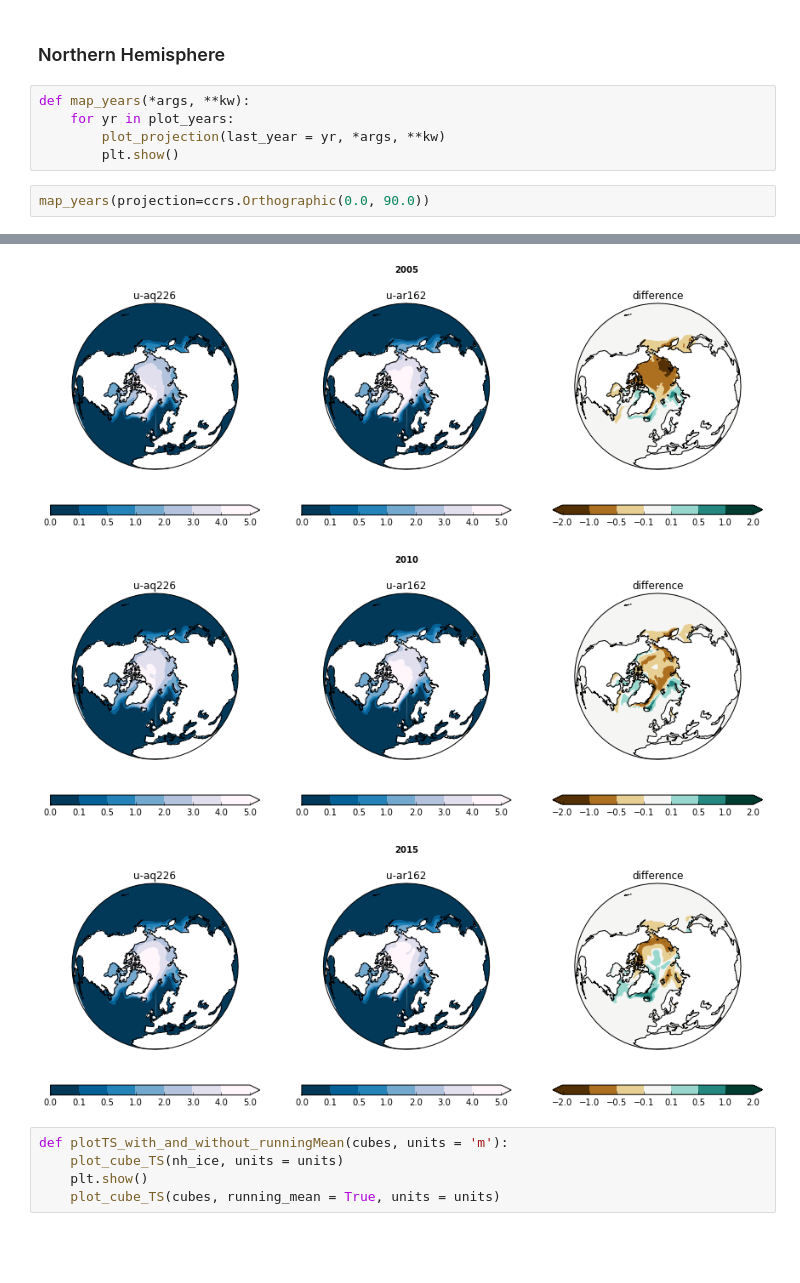
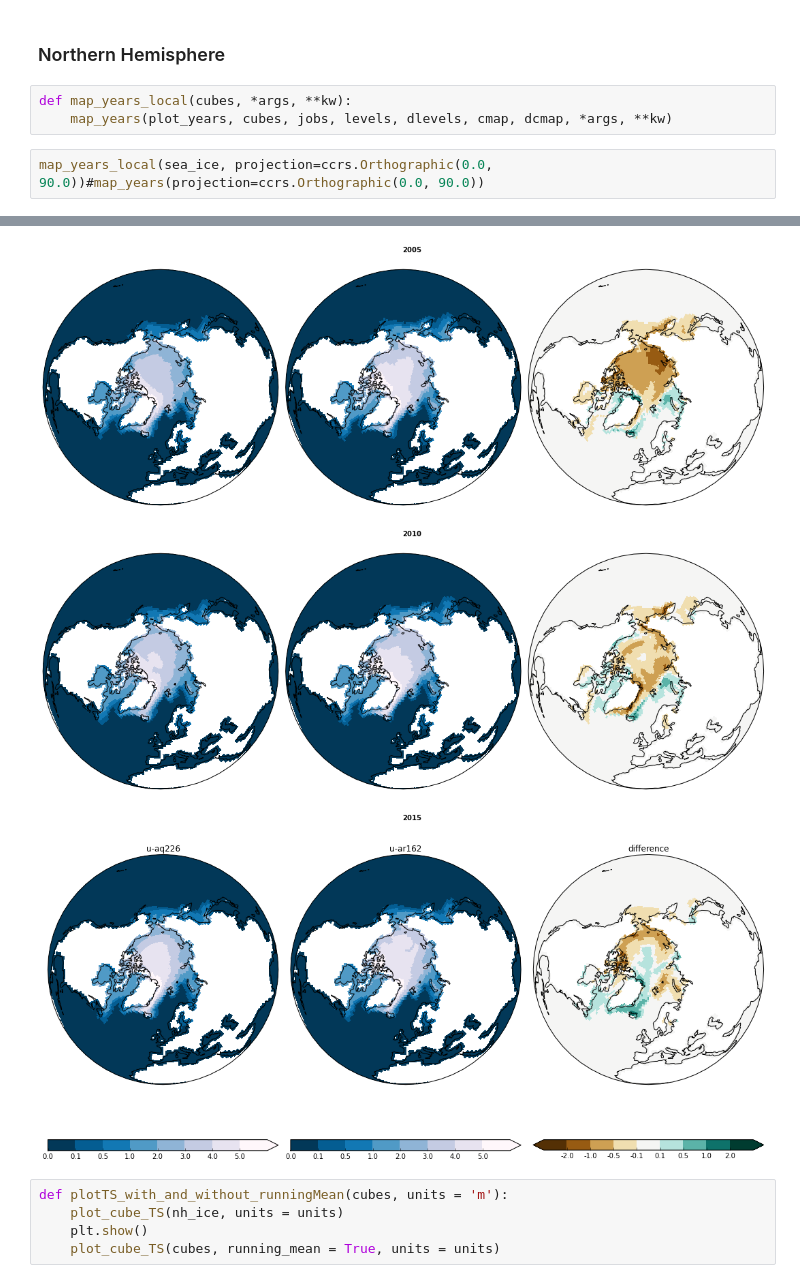
Before and after one commit to douglask3/albedo_teleconection, a Jupyter notebook: plot_seaIce.ipynb, the cells around one changed output, grey strips where cells are left out. Drawn from its saved outputs; the diff is of its cells as text; blank space fills up the shorter version.

Commit message:
replacing local plottinbg functions with new libbed versions

```diff
--- a/plot_seaIce.ipynb
+++ b/plot_seaIce.ipynb
@@ -99,10 +64,8 @@ plot_projection(projection = ccrs.PlateCarree())
 # %% [markdown]
 ### Northern Hemisphere
-# %%
-def map_years(*args, **kw):
-    for yr in plot_years:
-        plot_projection(last_year = yr, *args, **kw)
-        plt.show()
+# %%
+def map_years_local(cubes, *args, **kw):
+    map_years(plot_years, cubes, jobs, levels, dlevels, cmap, dcmap, *args, **kw)
 # %%
-map_years(projection=ccrs.Orthographic(0.0, 90.0))
+map_years_local(sea_ice, projection=ccrs.Orthographic(0.0, 90.0))#map_years(projection=ccrs.Orthographic(0.0, 90.0))
 # %% [output]
@@ -113,6 +76,6 @@ map_years(projection=ccrs.Orthographic(0.0, 90.0))
-[figure, old version]
+[figure, new version]
-[figure, old version]
+[figure, new version]
-[figure, old version]
+[figure, new version]
 # %%
 def plotTS_with_and_without_runningMean(cubes, units = 'm'):
     plot_cube_TS(nh_ice, units = units)
```
Also changed, not shown: parts of 7 cells of this notebook.
